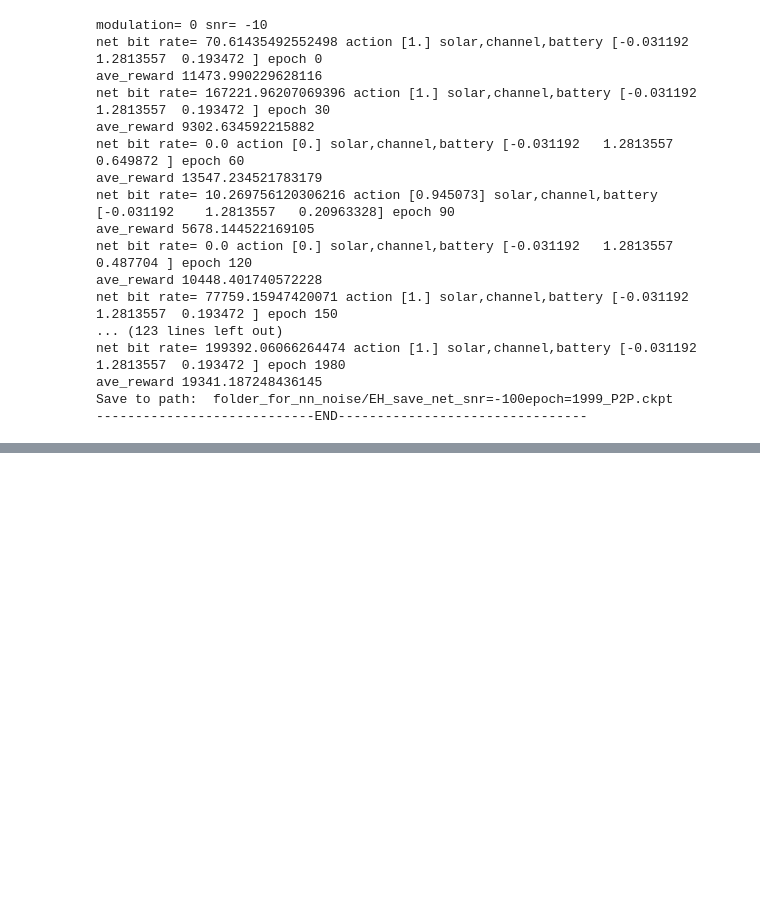
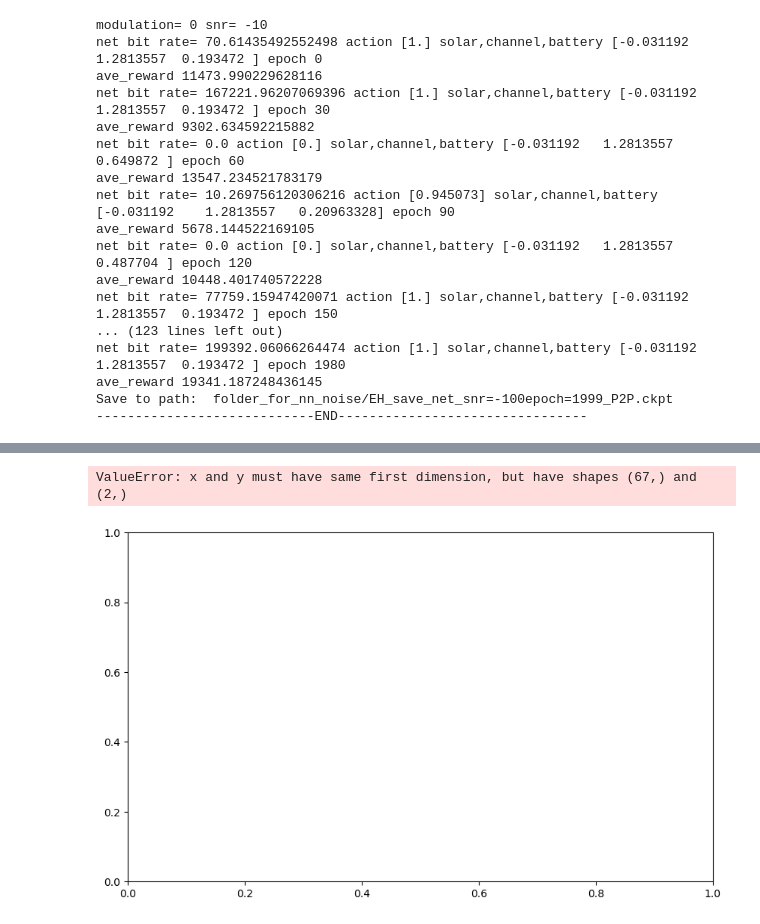
Before and after one commit to bipinbohara/ddpg_ai, a Jupyter notebook: DDPG_Train.ipynb, the cells around one changed output, grey strips where cells are left out. Saved outputs shown, nothing was run; the diff lists cells and outputs as text; code cells hidden in the pictures; blank space fills up the shorter version.

```diff
--- a/DDPG_Train.ipynb
+++ b/DDPG_Train.ipynb
@@ -614,0 +946,23 @@ Save to path:  folder_for_nn_noise/EH_save_net_snr=-100epoch=1999_P2P.ckpt
+# %%
+import matplotlib.pyplot as plt
+
+# Create the plot
+plt.figure(figsize=(10, 6))
+plt.plot(epochList, ave_reward, marker='+', linestyle='-', linewidth=2)
+
+# Add labels and title
+plt.title('Average Reward vs SNR', fontsize=14)
+plt.xlabel('SNR', fontsize=12)
+plt.ylabel('Average Reward', fontsize=12)
+
+# Add grid for better visualization
+plt.grid(True)
+
+# Save the plot
+plt.savefig('Training P2P average_reward_vs_snr.png', dpi=300, bbox_inches='tight')
+
+# Show the plot
+plt.show()
+# %% [output]
+ValueError: x and y must have same first dimension, but have shapes (67,) and (2,)
+[figure, added]
```
Also changed, not shown: parts of 4 cells of this notebook, 1 other file.
